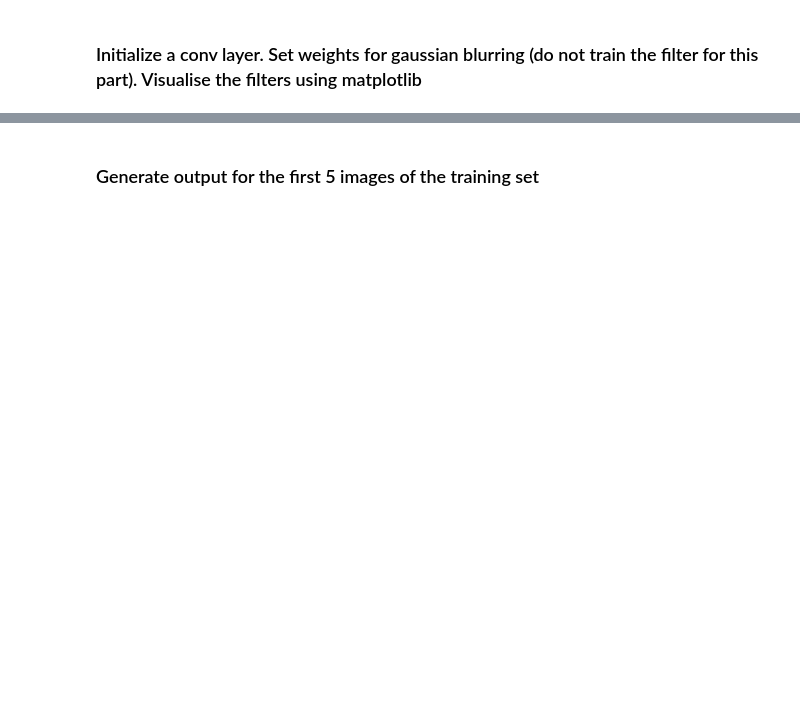
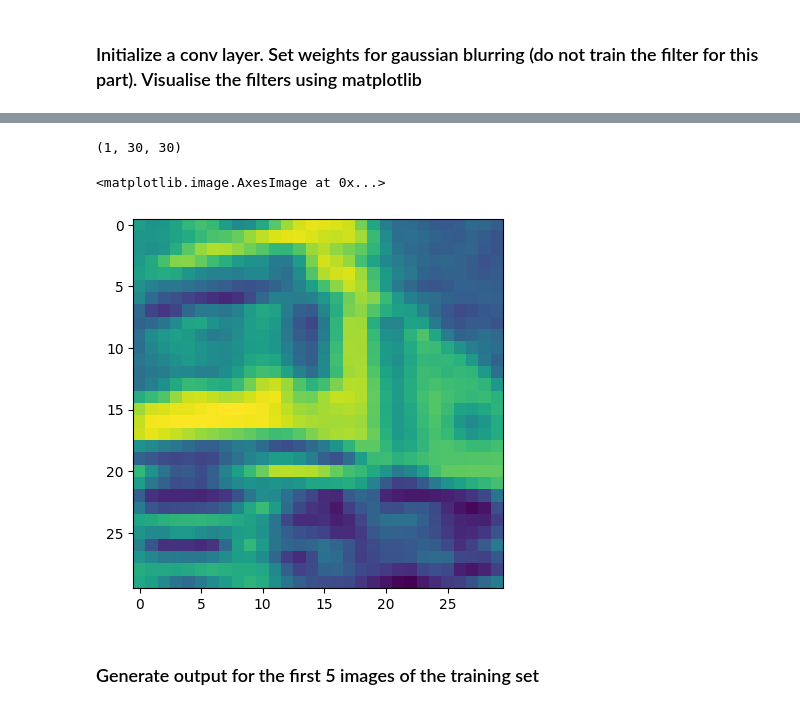
Before and after one commit to PuspakSahu/Deep-neuralnetworks, a Jupyter notebook: DLCV_Assignment_1_puspak.ipynb, the cells around one changed output, grey strips where cells are left out. Cells and saved outputs as stored; diff of their text form; code cells hidden in the pictures; blank space fills up the shorter version.

```diff
--- a/DLCV_Assignment_1_puspak.ipynb
+++ b/DLCV_Assignment_1_puspak.ipynb
@@ -455,2 +588,14 @@ class Convolution_Layer():
+# %%
+do_nothing=(np.zeros((3,3,3)))
+do_nothing[:][1][1]=1
+model=Convolution_Layer(image.shape,do_nothing.shape,1)
+model.set_weights(do_nothing.reshape(1,*do_nothing.shape))
+out=model.forward(image)
+print(out.shape)
+plt.imshow(out[0])
+# %% [output]
+(1, 30, 30)
+<matplotlib.image.AxesImage at 0x...>
+[figure, added]
 # %% [markdown]
 ### Generate output for the first 5 images of the training set
```
Also changed, not shown: parts of 22 cells of this notebook.
